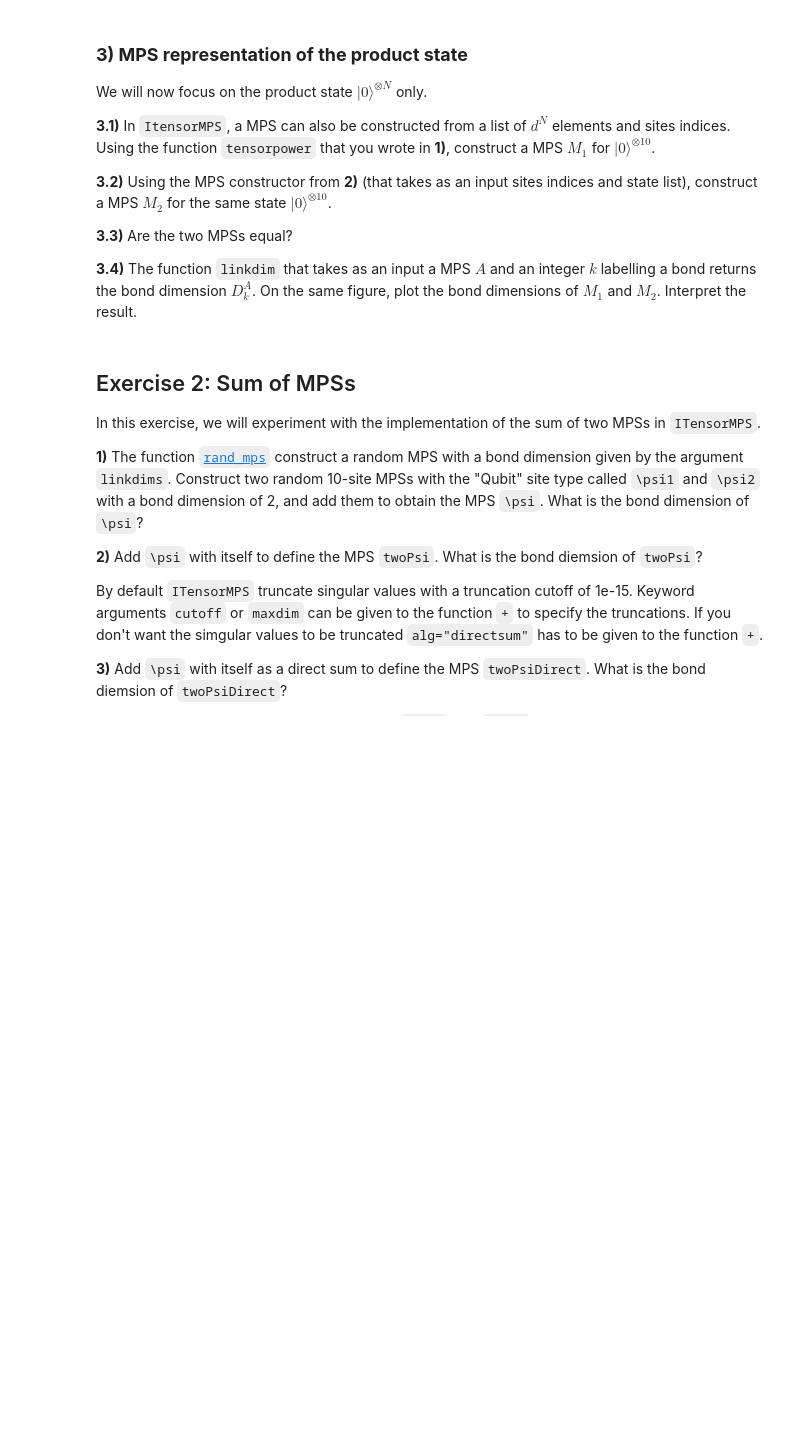
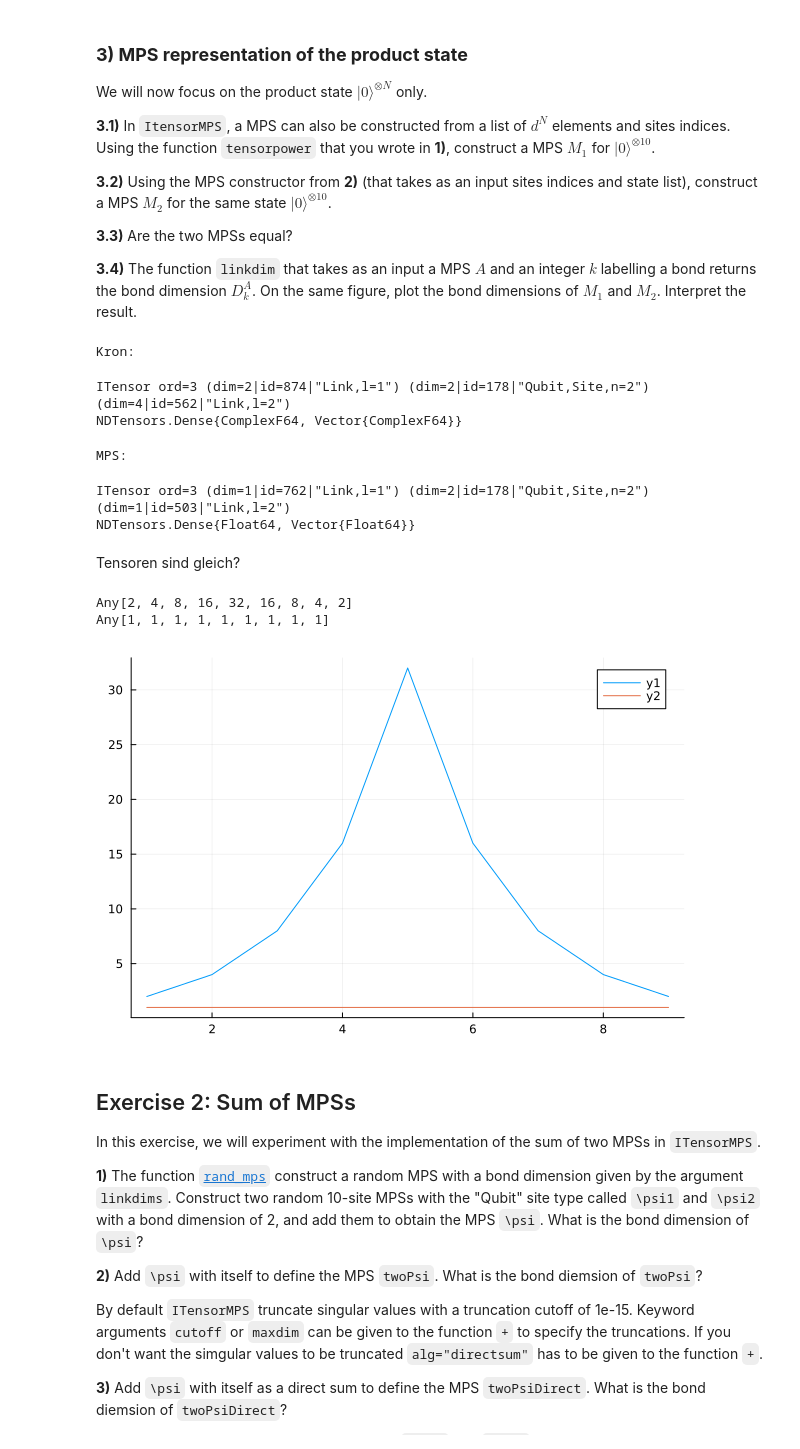
Before and after one commit to MariusSchaeuble/TN_Notebooks, a Jupyter notebook: Lecture 2/Exercises Week 2 copy.ipynb, the cells around one changed output. Cells and saved outputs as stored; diff of their text form; code cells hidden in the pictures; blank space fills up the shorter version.

```diff
--- a/Lecture 2/Exercises Week 2 copy.ipynb
+++ b/Lecture 2/Exercises Week 2 copy.ipynb
@@ -118,6 +170,67 @@ We will now focus on the product state $|0\rangle^{\otimes N}$ only.
 **3.3)** Are the two MPSs equal?
 
 **3.4)** The function `linkdim` that takes as an input a MPS $A$ and an integer $k$ labelling a bond returns the bond dimension $D^A_k$. On the same figure, plot the bond dimensions of $M_1$ and $M_2$. Interpret the result.
+# %%
+function tensorpower(M::Matrix{ComplexF64}, N::Integer)
+    res = M
+    for l in range(2, N)
+        res = kron(res, M)
+    end
+    return res
+end
+#tensorpower(ComplexF64[1; 0;;], 2)
+#ComplexF64[1 0;]
+#Matrix([1, 0])
+
+#MPS construction using tensorpower
+states = tensorpower(ComplexF64[1; 0;;], 10)
+sites = siteinds("Qubit", 10)
+
+#println(states)
+Psi_kron = MPS(states, sites)
+
+
+state0 = []
+for i in range(1, 10)
+    push!(state0, "0")
+end
+
+Psi_MPS = MPS(sites, state0)
+
+println("Kron:")
+Psi_kron[2]
+# %% [output]
+Kron:
+ITensor ord=3 (dim=2|id=874|"Link,l=1") (dim=2|id=178|"Qubit,Site,n=2") (dim=4|id=562|"Link,l=2")
+NDTensors.Dense{ComplexF64, Vector{ComplexF64}}
+# %%
+println("MPS:")
+
+Psi_MPS[2]
+# %% [output]
+MPS:
+ITensor ord=3 (dim=1|id=762|"Link,l=1") (dim=2|id=178|"Qubit,Site,n=2") (dim=1|id=503|"Link,l=2")
+NDTensors.Dense{Float64, Vector{Float64}}
+# %% [markdown]
+Tensoren sind gleich?
+# %%
+bond_kron = []
+bond_MPS = []
+
+for i in range(1, 9)
+    push!(bond_kron, linkdim(Psi_kron, i))
+    push!(bond_MPS, linkdim(Psi_MPS, i))
+end
+println(bond_kron)
+println(bond_MPS)
+
+
+plot(bond_kron)
+plot!(bond_MPS)
+# %% [output]
+Any[2, 4, 8, 16, 32, 16, 8, 4, 2]
+Any[1, 1, 1, 1, 1, 1, 1, 1, 1]
+[figure, added]
 # %% [markdown]
 ## Exercise 2: Sum of MPSs
 
```
Also changed, not shown: parts of 24 cells of this notebook.
